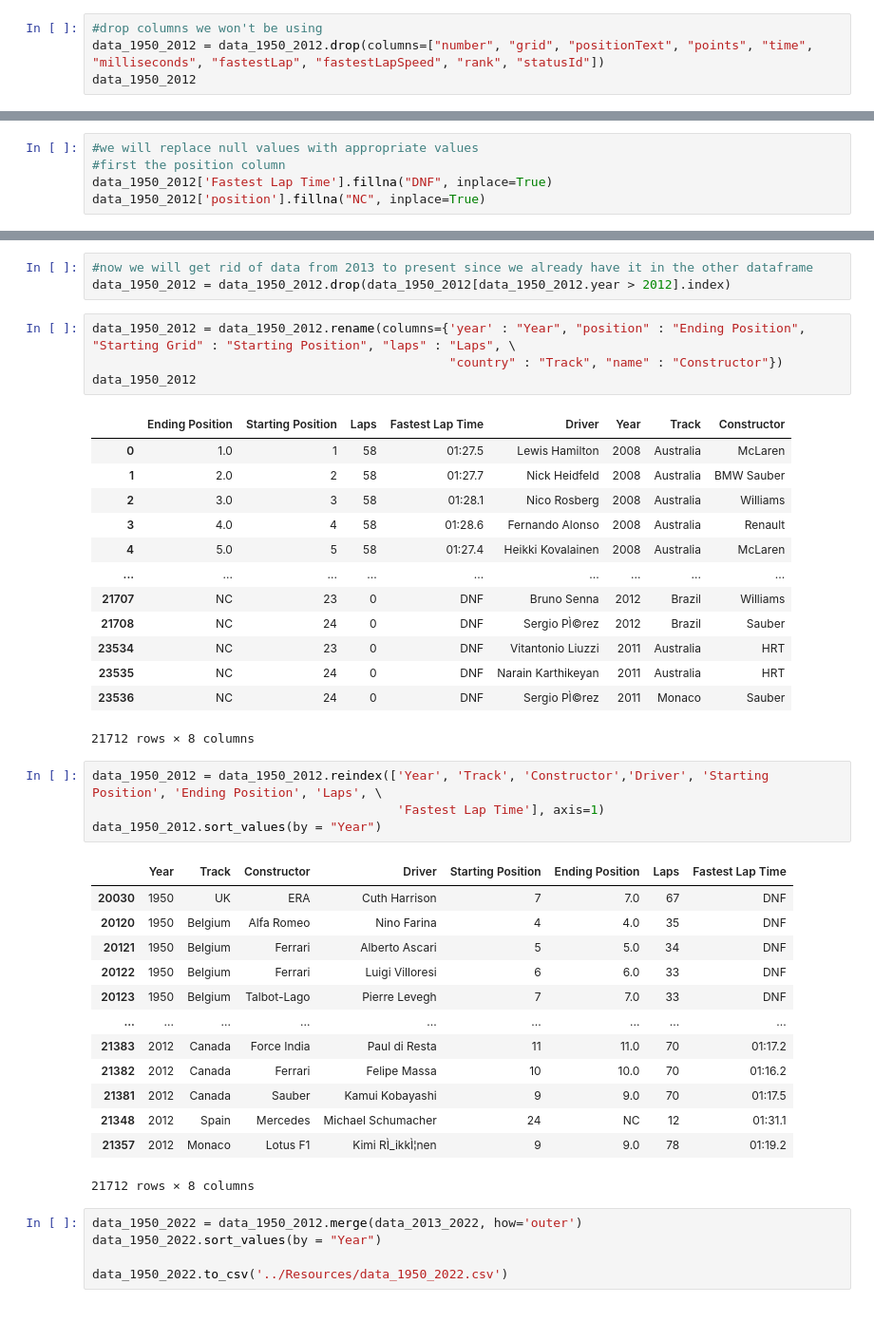
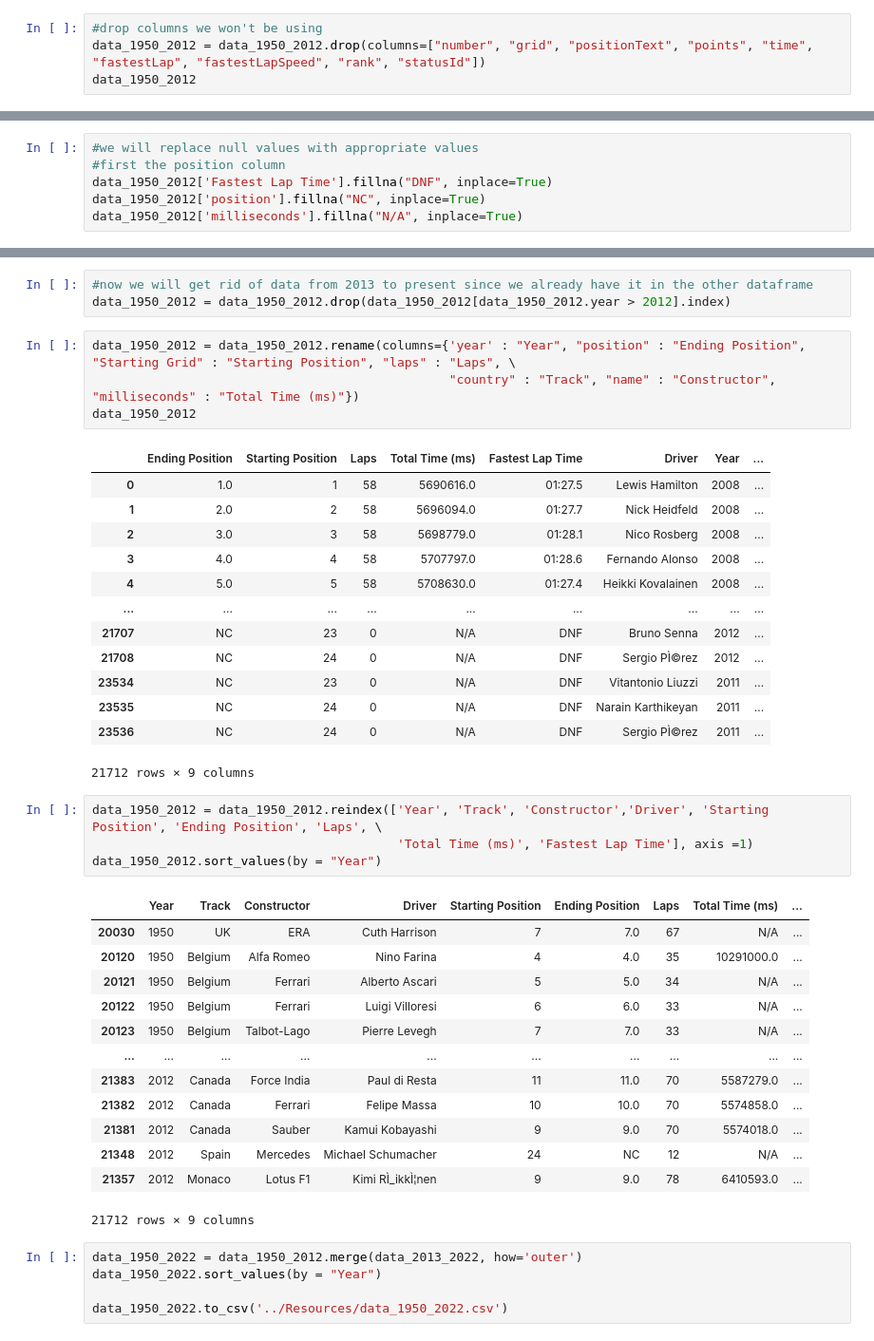
Before and after one commit to joseeneas/RB_Module_24_Project_04, a Jupyter notebook: Notebooks/combine_all_data.ipynb, the cells around one changed output, grey strips where cells are left out. Shown at 95% size. Cells and saved outputs as stored; diff of their text form.

```diff
--- a/Notebooks/combine_all_data.ipynb
+++ b/Notebooks/combine_all_data.ipynb
@@ -123,6 +123,6 @@ data_1950_2012
 23777 rows × 18 columns
 # %%
 #drop columns we won't be using
-data_1950_2012 = data_1950_2012.drop(columns=["number", "grid", "positionText", "points", "time", "milliseconds", "fastestLap", "fastestLapSpeed", "rank", "statusId"])
+data_1950_2012 = data_1950_2012.drop(columns=["number", "grid", "positionText", "points", "time", "fastestLap", "fastestLapSpeed", "rank", "statusId"])
 data_1950_2012
 # %% [output]
@@ -163,6 +163,7 @@ data_1950_2012
 #first the position column
 data_1950_2012['Fastest Lap Time'].fillna("DNF", inplace=True)
 data_1950_2012['position'].fillna("NC", inplace=True)
+data_1950_2012['milliseconds'].fillna("N/A", inplace=True)
 # %%
 #now we will start joing with other CSVs to replace the id placeholders
 #replace the driver names first
@@ -204,40 +205,40 @@ data_1950_2012
 data_1950_2012 = data_1950_2012.drop(data_1950_2012[data_1950_2012.year > 2012].index)
 # %%
 data_1950_2012 = data_1950_2012.rename(columns={'year' : "Year", "position" : "Ending Position", "Starting Grid" : "Starting Position", "laps" : "Laps", \
-                                                "country" : "Track", "name" : "Constructor"})
+                                                "country" : "Track", "name" : "Constructor", "milliseconds" : "Total Time (ms)"})
 data_1950_2012
 # %% [output]
-|  | Ending Position | Starting Position | Laps | Fastest Lap Time | Driver | Year | Track | Constructor |
-| 0 | 1.0 | 1 | 58 | 01:27.5 | Lewis Hamilton | 2008 | Australia | McLaren |
-| 1 | 2.0 | 2 | 58 | 01:27.7 | Nick Heidfeld | 2008 | Australia | BMW Sauber |
-| 2 | 3.0 | 3 | 58 | 01:28.1 | Nico Rosberg | 2008 | Australia | Williams |
-| 3 | 4.0 | 4 | 58 | 01:28.6 | Fernando Alonso | 2008 | Australia | Renault |
-| 4 | 5.0 | 5 | 58 | 01:27.4 | Heikki Kovalainen | 2008 | Australia | McLaren |
+|  | Ending Position | Starting Position | Laps | Total Time (ms) | Fastest Lap Time | Driver | Year | ... |
+| 0 | 1.0 | 1 | 58 | 5690616.0 | 01:27.5 | Lewis Hamilton | 2008 | ... |
+| 1 | 2.0 | 2 | 58 | 5696094.0 | 01:27.7 | Nick Heidfeld | 2008 | ... |
+| 2 | 3.0 | 3 | 58 | 5698779.0 | 01:28.1 | Nico Rosberg | 2008 | ... |
+| 3 | 4.0 | 4 | 58 | 5707797.0 | 01:28.6 | Fernando Alonso | 2008 | ... |
+| 4 | 5.0 | 5 | 58 | 5708630.0 | 01:27.4 | Heikki Kovalainen | 2008 | ... |
 | ... | ... | ... | ... | ... | ... | ... | ... | ... |
-| 21707 | NC | 23 | 0 | DNF | Bruno Senna | 2012 | Brazil | Williams |
-| 21708 | NC | 24 | 0 | DNF | Sergio PÌ©rez | 2012 | Brazil | Sauber |
-| 23534 | NC | 23 | 0 | DNF | Vitantonio Liuzzi | 2011 | Australia | HRT |
-| 23535 | NC | 24 | 0 | DNF | Narain Karthikeyan | 2011 | Australia | HRT |
-| 23536 | NC | 24 | 0 | DNF | Sergio PÌ©rez | 2011 | Monaco | Sauber |
+| 21707 | NC | 23 | 0 | N/A | DNF | Bruno Senna | 2012 | ... |
+| 21708 | NC | 24 | 0 | N/A | DNF | Sergio PÌ©rez | 2012 | ... |
+| 23534 | NC | 23 | 0 | N/A | DNF | Vitantonio Liuzzi | 2011 | ... |
+| 23535 | NC | 24 | 0 | N/A | DNF | Narain Karthikeyan | 2011 | ... |
+| 23536 | NC | 24 | 0 | N/A | DNF | Sergio PÌ©rez | 2011 | ... |
-21712 rows × 8 columns
+21712 rows × 9 columns
 # %%
 data_1950_2012 = data_1950_2012.reindex(['Year', 'Track', 'Constructor','Driver', 'Starting Position', 'Ending Position', 'Laps', \
-                                         'Fastest Lap Time'], axis=1)
+                                         'Total Time (ms)', 'Fastest Lap Time'], axis =1)
 data_1950_2012.sort_values(by = "Year")
 # %% [output]
-|  | Year | Track | Constructor | Driver | Starting Position | Ending Position | Laps | Fastest Lap Time |
-| 20030 | 1950 | UK | ERA | Cuth Harrison | 7 | 7.0 | 67 | DNF |
-| 20120 | 1950 | Belgium | Alfa Romeo | Nino Farina | 4 | 4.0 | 35 | DNF |
-| 20121 | 1950 | Belgium | Ferrari | Alberto Ascari | 5 | 5.0 | 34 | DNF |
-| 20122 | 1950 | Belgium | Ferrari | Luigi Villoresi | 6 | 6.0 | 33 | DNF |
-| 20123 | 1950 | Belgium | Talbot-Lago | Pierre Levegh | 7 | 7.0 | 33 | DNF |
-| ... | ... | ... | ... | ... | ... | ... | ... | ... |
-| 21383 | 2012 | Canada | Force India | Paul di Resta | 11 | 11.0 | 70 | 01:17.2 |
-| 21382 | 2012 | Canada | Ferrari | Felipe Massa | 10 | 10.0 | 70 | 01:16.2 |
-| 21381 | 2012 | Canada | Sauber | Kamui Kobayashi | 9 | 9.0 | 70 | 01:17.5 |
-| 21348 | 2012 | Spain | Mercedes | Michael Schumacher | 24 | NC | 12 | 01:31.1 |
-| 21357 | 2012 | Monaco | Lotus F1 | Kimi RÌ_ikkÌ¦nen | 9 | 9.0 | 78 | 01:19.2 |
+|  | Year | Track | Constructor | Driver | Starting Position | Ending Position | Laps | Total Time (ms) | ... |
+| 20030 | 1950 | UK | ERA | Cuth Harrison | 7 | 7.0 | 67 | N/A | ... |
+| 20120 | 1950 | Belgium | Alfa Romeo | Nino Farina | 4 | 4.0 | 35 | 10291000.0 | ... |
+| 20121 | 1950 | Belgium | Ferrari | Alberto Ascari | 5 | 5.0 | 34 | N/A | ... |
+| 20122 | 1950 | Belgium | Ferrari | Luigi Villoresi | 6 | 6.0 | 33 | N/A | ... |
+| 20123 | 1950 | Belgium | Talbot-Lago | Pierre Levegh | 7 | 7.0 | 33 | N/A | ... |
+| ... | ... | ... | ... | ... | ... | ... | ... | ... | ... |
+| 21383 | 2012 | Canada | Force India | Paul di Resta | 11 | 11.0 | 70 | 5587279.0 | ... |
+| 21382 | 2012 | Canada | Ferrari | Felipe Massa | 10 | 10.0 | 70 | 5574858.0 | ... |
+| 21381 | 2012 | Canada | Sauber | Kamui Kobayashi | 9 | 9.0 | 70 | 5574018.0 | ... |
+| 21348 | 2012 | Spain | Mercedes | Michael Schumacher | 24 | NC | 12 | N/A | ... |
+| 21357 | 2012 | Monaco | Lotus F1 | Kimi RÌ_ikkÌ¦nen | 9 | 9.0 | 78 | 6410593.0 | ... |
-21712 rows × 8 columns
+21712 rows × 9 columns
 # %%
 data_1950_2022 = data_1950_2012.merge(data_2013_2022, how='outer')
 data_1950_2022.sort_values(by = "Year")
```
Also changed, not shown: parts of 3 cells of this notebook, 1 other file.
